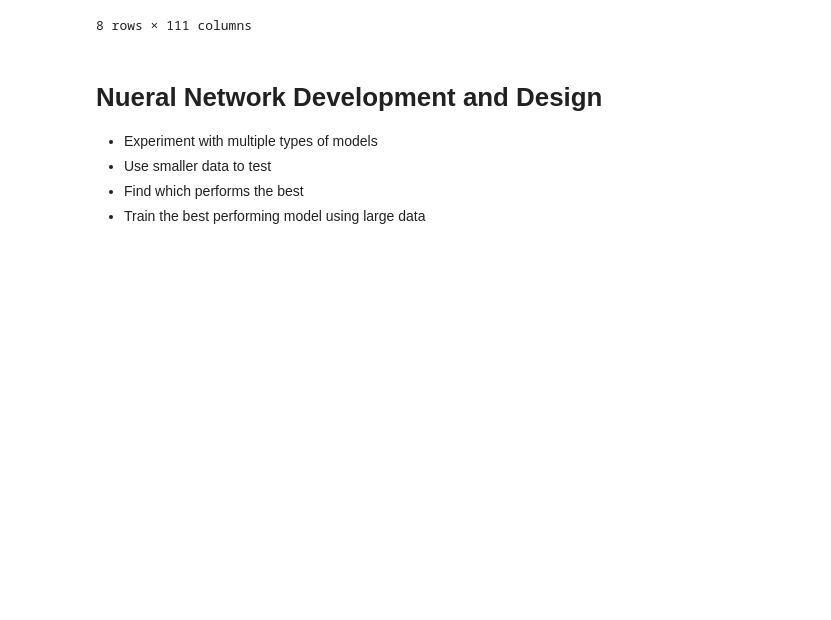
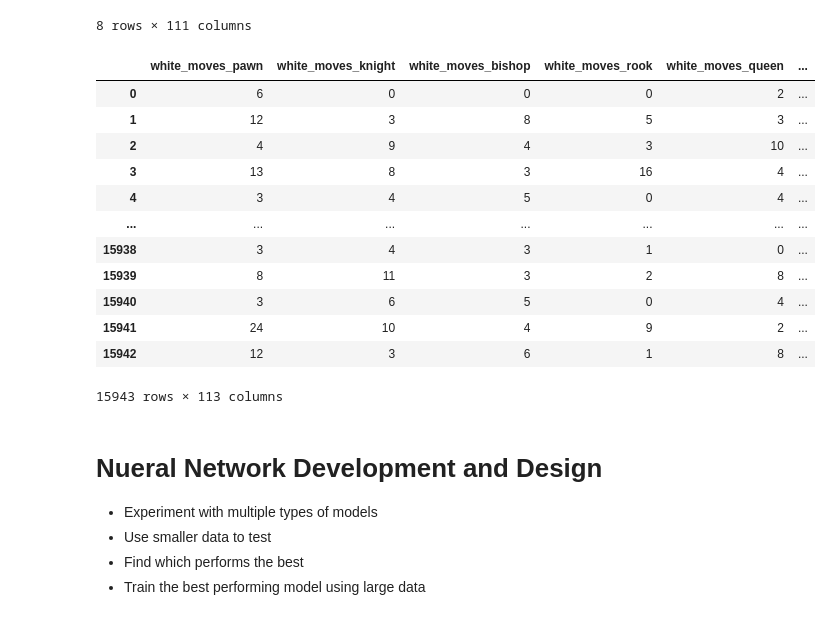
Before and after one commit to T-hawk/chess-ds-final, a Jupyter notebook: neural-net.ipynb, the cells around one changed output. Drawn from its saved outputs; the diff is of its cells as text; code cells hidden in the pictures; blank space fills up the shorter version.

Commit message:
tuned neural networks

```diff
--- a/neural-net.ipynb
+++ b/neural-net.ipynb
@@ -291,6 +291,22 @@ neural_net_input.describe()
 | 75% | 11.000000 | 7.00000 | 6.000000 | 6.000000 | 5.000000 | ... |
 | max | 35.000000 | 59.00000 | 44.000000 | 83.000000 | 41.000000 | ... |
 8 rows × 111 columns
+# %%
+neural_net_input
+# %% [output]
+|  | white_moves_pawn | white_moves_knight | white_moves_bishop | white_moves_rook | white_moves_queen | ... |
+| 0 | 6 | 0 | 0 | 0 | 2 | ... |
+| 1 | 12 | 3 | 8 | 5 | 3 | ... |
+| 2 | 4 | 9 | 4 | 3 | 10 | ... |
+| 3 | 13 | 8 | 3 | 16 | 4 | ... |
+| 4 | 3 | 4 | 5 | 0 | 4 | ... |
+| ... | ... | ... | ... | ... | ... | ... |
+| 15938 | 3 | 4 | 3 | 1 | 0 | ... |
+| 15939 | 8 | 11 | 3 | 2 | 8 | ... |
+| 15940 | 3 | 6 | 5 | 0 | 4 | ... |
+| 15941 | 24 | 10 | 4 | 9 | 2 | ... |
+| 15942 | 12 | 3 | 6 | 1 | 8 | ... |
+15943 rows × 113 columns
 # %% [markdown]
 # Nueral Network Development and Design
 - Experiment with multiple types of models
```
Also changed, not shown: parts of 4 cells of this notebook.
